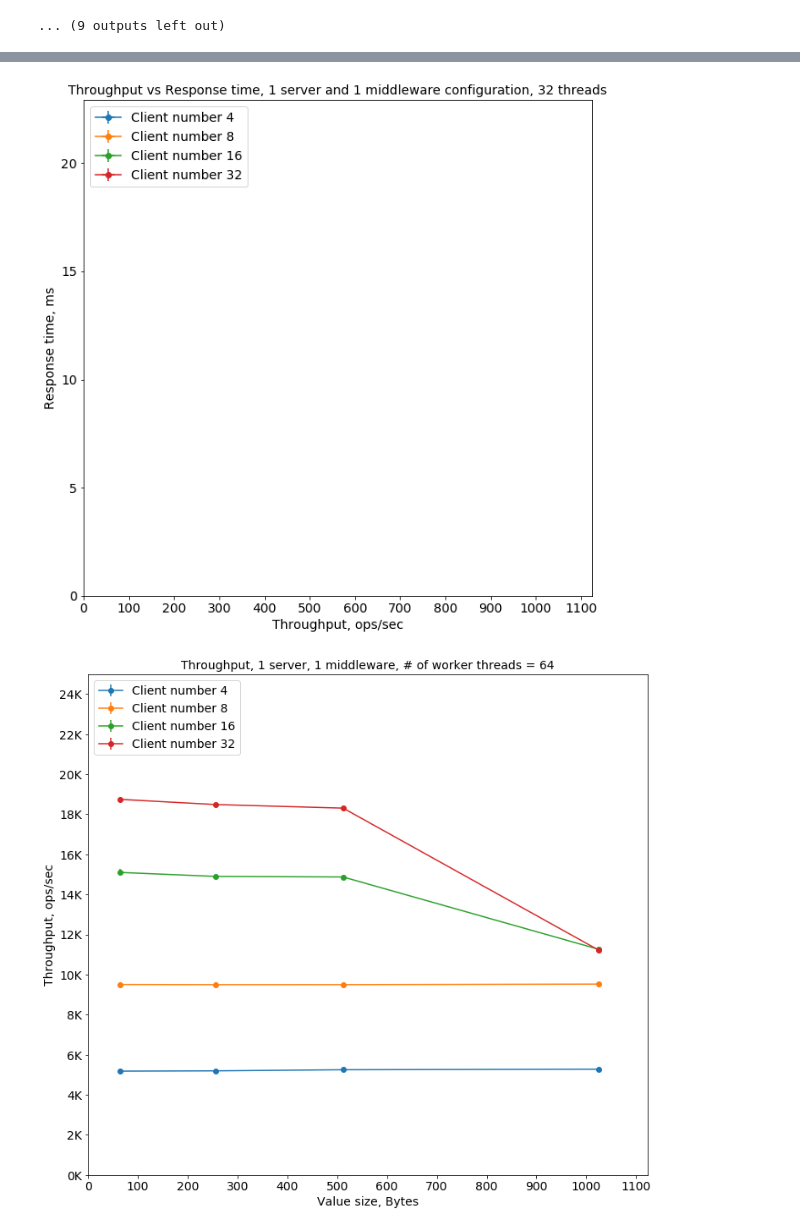
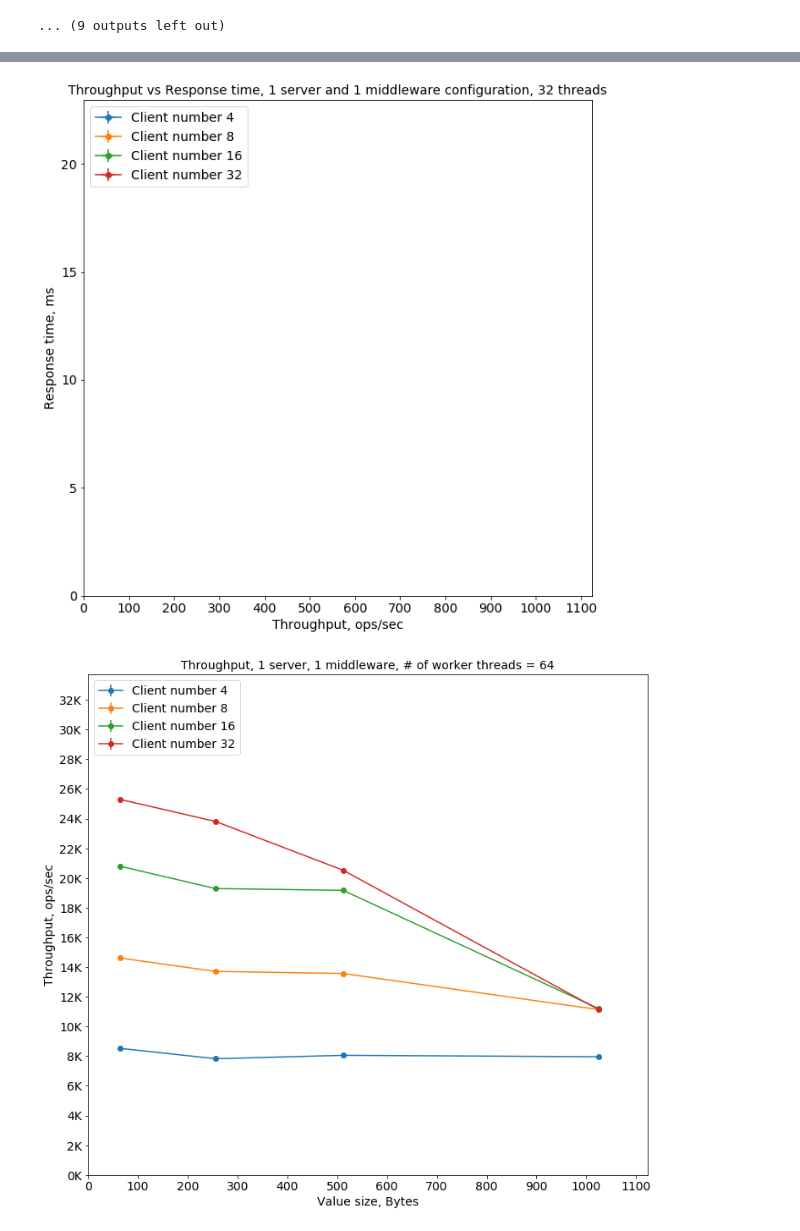
Before and after one commit to skotti/middleware, a Jupyter notebook: analysis/Part3, 3cl-1mid-1ser.ipynb, the cells around one changed output, grey strips where cells are left out. Cells and saved outputs as stored; diff of their text form; code cells hidden in the pictures.

```diff
--- a/analysis/Part3, 3cl-1mid-1ser.ipynb
+++ b/analysis/Part3, 3cl-1mid-1ser.ipynb
@@ -255,5 +255,5 @@ global_data_3.to_pickle("/home/anastasiia/experiment_1/fourth_copy/global_data_3
 # %%
-global_data_3 = pd.read_pickle("/home/anastasiia/experiment_1/fourth_copy/global_data_3.pkl")
+global_data_3 = pd.read_pickle("/home/anastasiia/global_data_3.pkl")
 # %%
 print("Start drawing graphs")
 import numpy as np
@@ -889,7 +889,7 @@ RT_value_file.close()
 [figure]
 ... (9 outputs left out)
 # %%
-path_to_experiment="/home/anastasiia/experiment_1/fourth_copy/part3/"
+path_to_experiment="/home/anastasiia/final_ex/final_copy/part3/"
 value_sizes=[64, 256, 512, 1024]
 client_numbers=[4, 8, 16, 32]
 workers = [8, 32, 64]
@@ -1064,2 +1064,2 @@ for w in workers:
 [figure]
-[figure, old version]
+[figure, new version]
```
Also changed, not shown: parts of 2 cells of this notebook, 3 other files.
